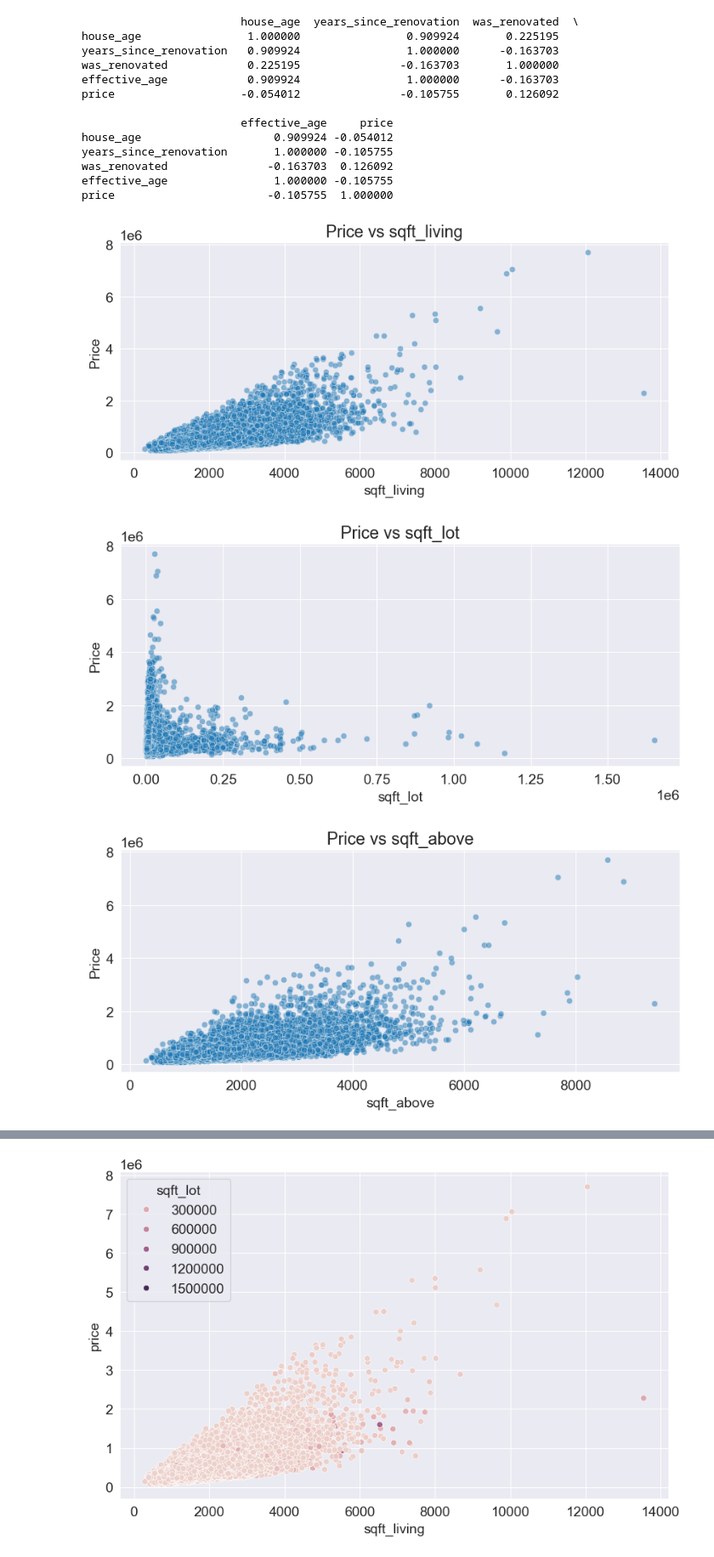
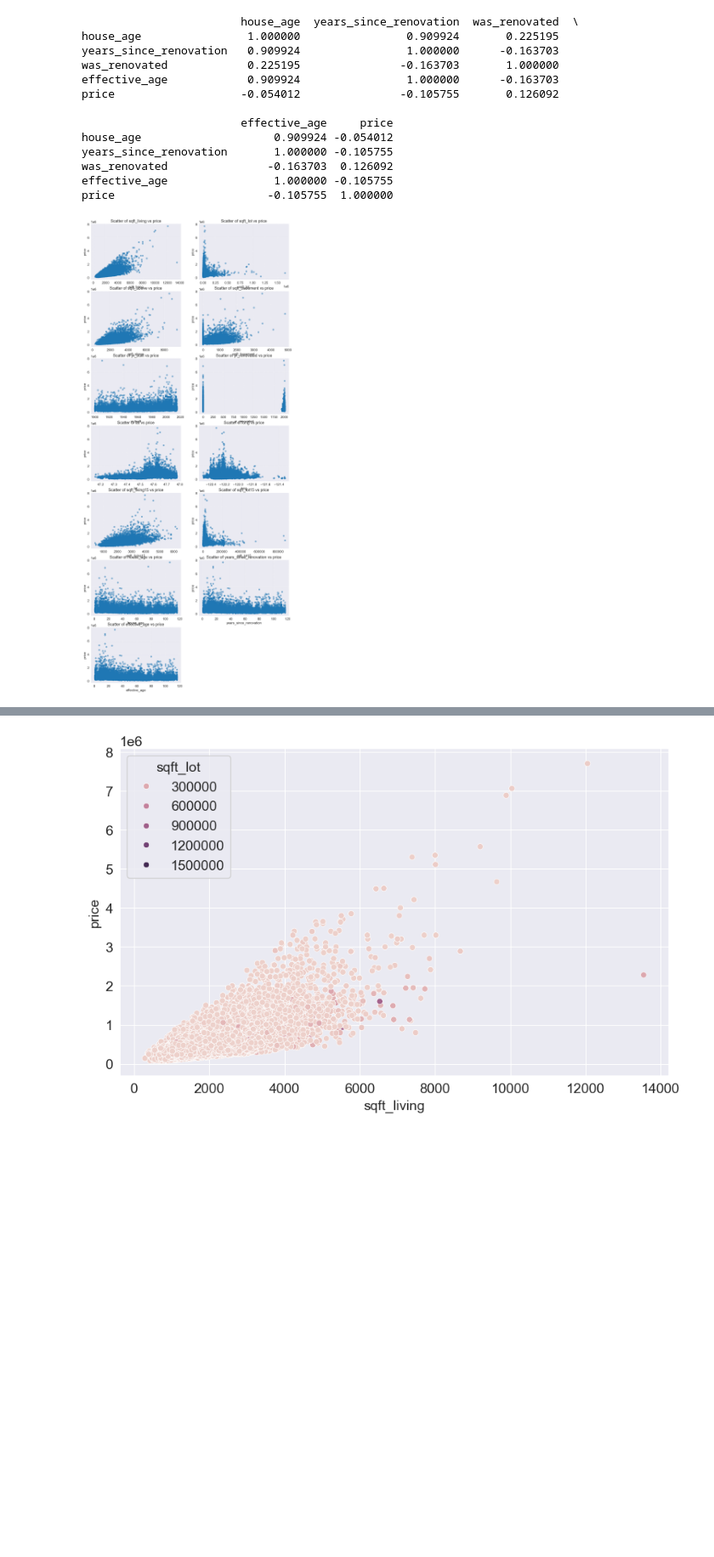
Before and after one commit to Alhusuly10/Regression-problem, a Jupyter notebook: House Sales in King County, USA.ipynb, the cells around one changed output, grey strips where cells are left out. Shown at 85% size. Saved outputs shown, nothing was run; the diff lists cells and outputs as text; code cells hidden in the pictures; blank space fills up the shorter version.

Commit message:
Documenation and some changes in visualization codes

```diff
--- a/House Sales in King County, USA.ipynb
+++ b/House Sales in King County, USA.ipynb
@@ -279,15 +303,29 @@ price                       -0.105755  1.000000
 # %%
 continous_features = ['sqft_living', 'sqft_lot', 'sqft_above', 'sqft_basement',
                       'yr_built', 'yr_renovated', 'lat', 'long', 'sqft_living15', 'sqft_lot15', 'house_age', 'years_since_renovation', 'effective_age']
+price_column = 'price'
 
-for feature in continous_features:
-    plt.figure(figsize=(10, 4))
-    sns.scatterplot(x=house_data[feature], y=house_data['price'], alpha=0.5)
-    plt.title(f'Price vs {feature}')
-    plt.xlabel(feature)
-    plt.ylabel('Price')
-    plt.show()
+# Creating subplots
+num_features = len(continous_features)
+num_rows = (num_features + 1) // 2
+num_cols = min(num_features, 2)
+
+fig, axes = plt.subplots(nrows=num_rows, ncols=num_cols, figsize=(15, 5 * num_rows))
+axes = axes.flatten()
+
+for i, feature in enumerate(continous_features):
+    # Create the scatter plot using Matplotlib
+    axes[i].scatter(house_data[feature], house_data[price_column], alpha=0.5)
+    axes[i].set_title(f'Scatter of {feature} vs {price_column}')
+    axes[i].set_xlabel(feature)
+    axes[i].set_ylabel(price_column)
+    axes[i].grid(True, linestyle='--', alpha=0.6)
+
+# Remove any unused subplots
+if num_features < num_rows * num_cols:
+    for j in range(num_features, num_rows * num_cols):
+        fig.delaxes(axes[j])
+
+plt.show()
 # %% [output]
-[figure, old version]
+[figure, new version]
-[figure, removed]
-[figure, removed]
```
Also changed, not shown: parts of 12 cells of this notebook, 1 other file.
